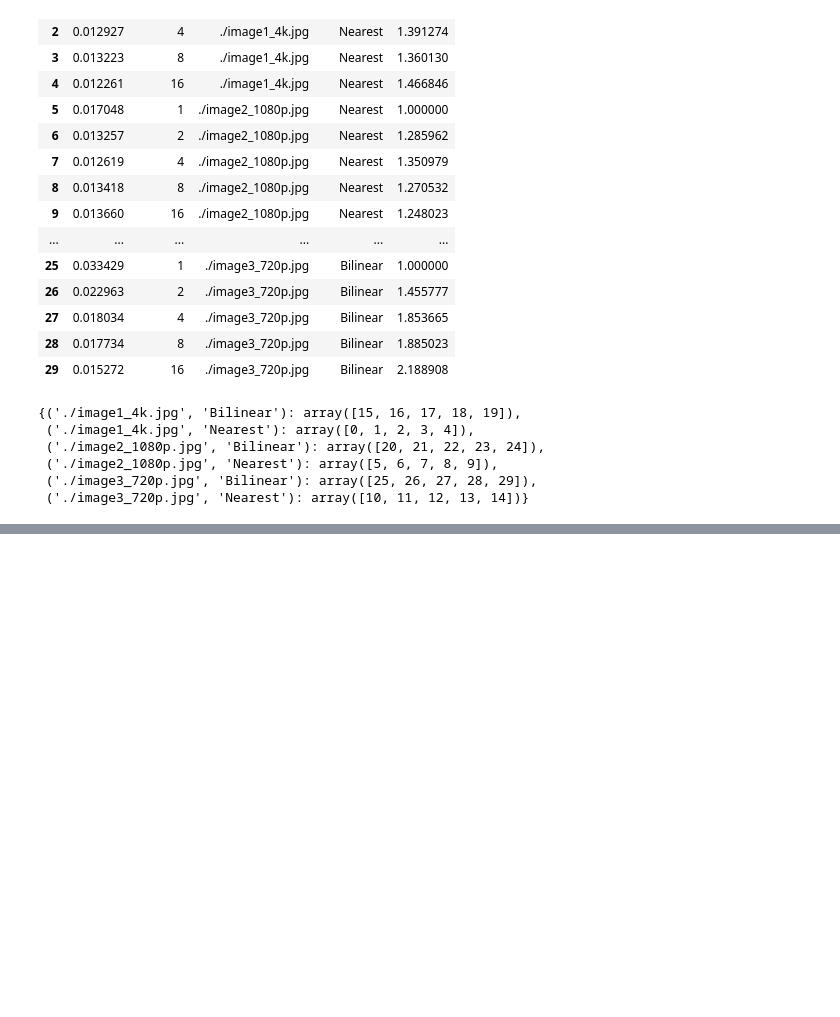
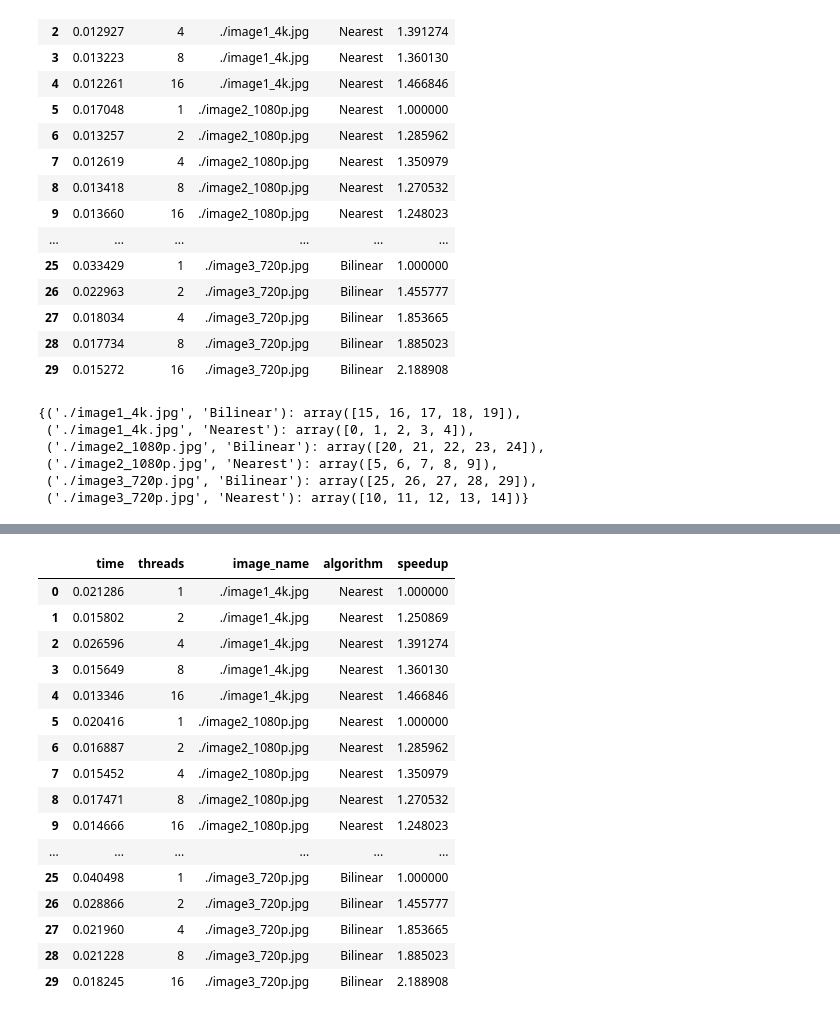
Before and after one commit to crdgonzalezca/parallel_computing, a Jupyter notebook: Analysis results.ipynb, the cells around one changed output, grey strips where cells are left out. Saved outputs shown, nothing was run; the diff lists cells and outputs as text; code cells hidden in the pictures; blank space fills up the shorter version.

```diff
--- a/Analysis results.ipynb
+++ b/Analysis results.ipynb
@@ -66,0 +81,21 @@ fig.savefig('Response time.png', dpi=400)
+# %%
+results_df = pd.read_csv('results_openmp.csv')
+results_df
+# %% [output]
+|  | time | threads | image_name | algorithm | speedup |
+| 0 | 0.021286 | 1 | ./image1_4k.jpg | Nearest | 1.000000 |
+| 1 | 0.015802 | 2 | ./image1_4k.jpg | Nearest | 1.250869 |
+| 2 | 0.026596 | 4 | ./image1_4k.jpg | Nearest | 1.391274 |
+| 3 | 0.015649 | 8 | ./image1_4k.jpg | Nearest | 1.360130 |
+| 4 | 0.013346 | 16 | ./image1_4k.jpg | Nearest | 1.466846 |
+| 5 | 0.020416 | 1 | ./image2_1080p.jpg | Nearest | 1.000000 |
+| 6 | 0.016887 | 2 | ./image2_1080p.jpg | Nearest | 1.285962 |
+| 7 | 0.015452 | 4 | ./image2_1080p.jpg | Nearest | 1.350979 |
+| 8 | 0.017471 | 8 | ./image2_1080p.jpg | Nearest | 1.270532 |
+| 9 | 0.014666 | 16 | ./image2_1080p.jpg | Nearest | 1.248023 |
+| ... | ... | ... | ... | ... | ... |
+| 25 | 0.040498 | 1 | ./image3_720p.jpg | Bilinear | 1.000000 |
+| 26 | 0.028866 | 2 | ./image3_720p.jpg | Bilinear | 1.455777 |
+| 27 | 0.021960 | 4 | ./image3_720p.jpg | Bilinear | 1.853665 |
+| 28 | 0.021228 | 8 | ./image3_720p.jpg | Bilinear | 1.885023 |
+| 29 | 0.018245 | 16 | ./image3_720p.jpg | Bilinear | 2.188908 |
```
Also changed, not shown: parts of 8 cells of this notebook, 9 other files.
